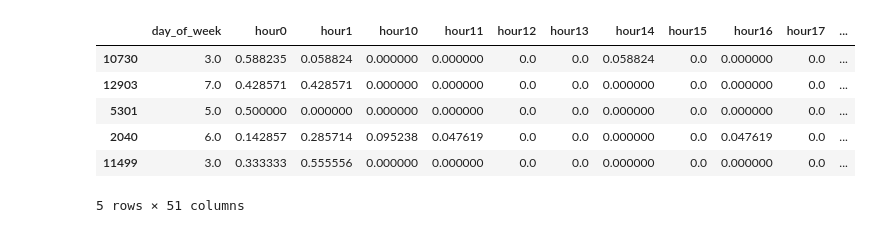
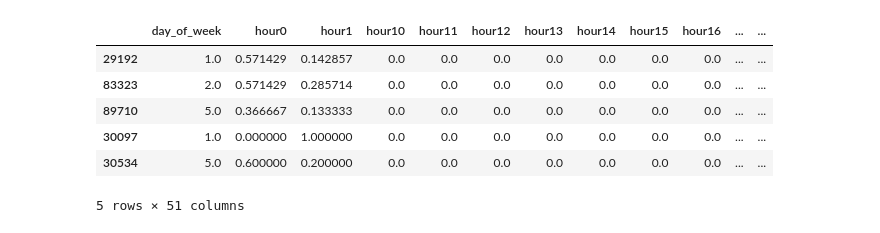
Before and after one commit to daniilkk/Money-Distribution-Prediction, a Jupyter notebook: notebooks/baseline.ipynb, the cells around one changed output. Cells and saved outputs as stored; diff of their text form; code cells hidden in the pictures.

```diff
--- a/notebooks/baseline.ipynb
+++ b/notebooks/baseline.ipynb
@@ -5,27 +5,27 @@ import scipy as sp
 
 from src.metrics import compute_metrics
 # %%
-df = pd.read_csv('data/v3.csv', index_col=0)
+df = pd.read_csv('data/128k.csv', index_col=0)
 
 target_features = ['hour' + str(idx) for idx in range(48)]
 df = df.astype(np.float32)
 
 df[target_features] = df[target_features].divide(df['sum_costs'], axis=0)
 
 np.random.seed(48)
 
 inds = np.arange(df.shape[0])
 np.random.shuffle(inds)
 
 df = df.iloc[inds, :]
 df.head()
 # %% [output]
-|  | day_of_week | hour0 | hour1 | hour10 | hour11 | hour12 | hour13 | hour14 | hour15 | hour16 | hour17 | ... |
-| 10730 | 3.0 | 0.588235 | 0.058824 | 0.000000 | 0.000000 | 0.0 | 0.0 | 0.058824 | 0.0 | 0.000000 | 0.0 | ... |
-| 12903 | 7.0 | 0.428571 | 0.428571 | 0.000000 | 0.000000 | 0.0 | 0.0 | 0.000000 | 0.0 | 0.000000 | 0.0 | ... |
-| 5301 | 5.0 | 0.500000 | 0.000000 | 0.000000 | 0.000000 | 0.0 | 0.0 | 0.000000 | 0.0 | 0.000000 | 0.0 | ... |
-| 2040 | 6.0 | 0.142857 | 0.285714 | 0.095238 | 0.047619 | 0.0 | 0.0 | 0.000000 | 0.0 | 0.047619 | 0.0 | ... |
-| 11499 | 3.0 | 0.333333 | 0.555556 | 0.000000 | 0.000000 | 0.0 | 0.0 | 0.000000 | 0.0 | 0.000000 | 0.0 | ... |
+|  | day_of_week | hour0 | hour1 | hour10 | hour11 | hour12 | hour13 | hour14 | hour15 | hour16 | ... | ... |
+| 29192 | 1.0 | 0.571429 | 0.142857 | 0.0 | 0.0 | 0.0 | 0.0 | 0.0 | 0.0 | 0.0 | ... | ... |
+| 83323 | 2.0 | 0.571429 | 0.285714 | 0.0 | 0.0 | 0.0 | 0.0 | 0.0 | 0.0 | 0.0 | ... | ... |
+| 89710 | 5.0 | 0.366667 | 0.133333 | 0.0 | 0.0 | 0.0 | 0.0 | 0.0 | 0.0 | 0.0 | ... | ... |
+| 30097 | 1.0 | 0.000000 | 1.000000 | 0.0 | 0.0 | 0.0 | 0.0 | 0.0 | 0.0 | 0.0 | ... | ... |
+| 30534 | 5.0 | 0.600000 | 0.200000 | 0.0 | 0.0 | 0.0 | 0.0 | 0.0 | 0.0 | 0.0 | ... | ... |
 5 rows × 51 columns
 # %%
 from sklearn.linear_model import LinearRegression
```
Also changed, not shown: parts of 7 cells of this notebook, 2 other files.
